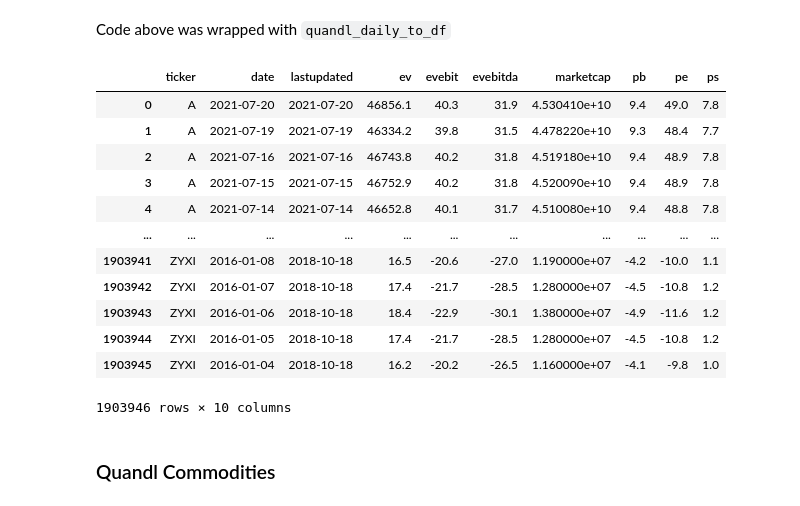
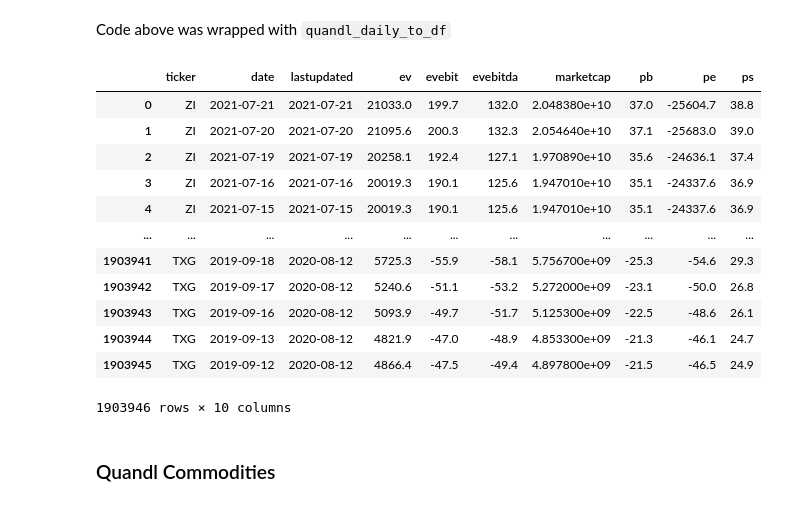
Before and after one commit to gugaevkirill/ML-shares-trader, a Jupyter notebook: notebooks/2. Load Quandl to df.ipynb, the cells around one changed output. Cells and saved outputs as stored; diff of their text form; code cells hidden in the pictures.

```diff
--- a/notebooks/2. Load Quandl to df.ipynb
+++ b/notebooks/2. Load Quandl to df.ipynb
@@ -14,6 +14,6 @@ from ml_trader.data_loaders.quandl import (quandl_base_to_df,
                                            quandl_commodity_to_df)
 # %%
 config = load_config()
-tickers = config["tickers_quandl"]
-len(tickers), tickers[:10]
+TICKERS = config["tickers"]
+len(TICKERS), TICKERS[:10]
 # %% [output]
@@ -204,22 +205,22 @@ Code above was wrapped with `quandl_daily_to_df`
 # %%
 df_daily = quandl_daily_to_df(
     base_path=base_path,
-    tickers=tickers,
+    tickers=TICKERS,
 )
 df_daily
 # %% [output]
 |  | ticker | date | lastupdated | ev | evebit | evebitda | marketcap | pb | pe | ps |
-| 0 | A | 2021-07-20 | 2021-07-20 | 46856.1 | 40.3 | 31.9 | 4.530410e+10 | 9.4 | 49.0 | 7.8 |
-| 1 | A | 2021-07-19 | 2021-07-19 | 46334.2 | 39.8 | 31.5 | 4.478220e+10 | 9.3 | 48.4 | 7.7 |
-| 2 | A | 2021-07-16 | 2021-07-16 | 46743.8 | 40.2 | 31.8 | 4.519180e+10 | 9.4 | 48.9 | 7.8 |
-| 3 | A | 2021-07-15 | 2021-07-15 | 46752.9 | 40.2 | 31.8 | 4.520090e+10 | 9.4 | 48.9 | 7.8 |
-| 4 | A | 2021-07-14 | 2021-07-14 | 46652.8 | 40.1 | 31.7 | 4.510080e+10 | 9.4 | 48.8 | 7.8 |
+| 0 | ZI | 2021-07-21 | 2021-07-21 | 21033.0 | 199.7 | 132.0 | 2.048380e+10 | 37.0 | -25604.7 | 38.8 |
+| 1 | ZI | 2021-07-20 | 2021-07-20 | 21095.6 | 200.3 | 132.3 | 2.054640e+10 | 37.1 | -25683.0 | 39.0 |
+| 2 | ZI | 2021-07-19 | 2021-07-19 | 20258.1 | 192.4 | 127.1 | 1.970890e+10 | 35.6 | -24636.1 | 37.4 |
+| 3 | ZI | 2021-07-16 | 2021-07-16 | 20019.3 | 190.1 | 125.6 | 1.947010e+10 | 35.1 | -24337.6 | 36.9 |
+| 4 | ZI | 2021-07-15 | 2021-07-15 | 20019.3 | 190.1 | 125.6 | 1.947010e+10 | 35.1 | -24337.6 | 36.9 |
 | ... | ... | ... | ... | ... | ... | ... | ... | ... | ... | ... |
-| 1903941 | ZYXI | 2016-01-08 | 2018-10-18 | 16.5 | -20.6 | -27.0 | 1.190000e+07 | -4.2 | -10.0 | 1.1 |
-| 1903942 | ZYXI | 2016-01-07 | 2018-10-18 | 17.4 | -21.7 | -28.5 | 1.280000e+07 | -4.5 | -10.8 | 1.2 |
-| 1903943 | ZYXI | 2016-01-06 | 2018-10-18 | 18.4 | -22.9 | -30.1 | 1.380000e+07 | -4.9 | -11.6 | 1.2 |
-| 1903944 | ZYXI | 2016-01-05 | 2018-10-18 | 17.4 | -21.7 | -28.5 | 1.280000e+07 | -4.5 | -10.8 | 1.2 |
-| 1903945 | ZYXI | 2016-01-04 | 2018-10-18 | 16.2 | -20.2 | -26.5 | 1.160000e+07 | -4.1 | -9.8 | 1.0 |
+| 1903941 | TXG | 2019-09-18 | 2020-08-12 | 5725.3 | -55.9 | -58.1 | 5.756700e+09 | -25.3 | -54.6 | 29.3 |
+| 1903942 | TXG | 2019-09-17 | 2020-08-12 | 5240.6 | -51.1 | -53.2 | 5.272000e+09 | -23.1 | -50.0 | 26.8 |
+| 1903943 | TXG | 2019-09-16 | 2020-08-12 | 5093.9 | -49.7 | -51.7 | 5.125300e+09 | -22.5 | -48.6 | 26.1 |
+| 1903944 | TXG | 2019-09-13 | 2020-08-12 | 4821.9 | -47.0 | -48.9 | 4.853300e+09 | -21.3 | -46.1 | 24.7 |
+| 1903945 | TXG | 2019-09-12 | 2020-08-12 | 4866.4 | -47.5 | -49.4 | 4.897800e+09 | -21.5 | -46.5 | 24.9 |
 1903946 rows × 10 columns
 # %% [markdown]
 ### Quandl Commodities
```
Also changed, not shown: parts of 5 cells of this notebook, 5 other files.
